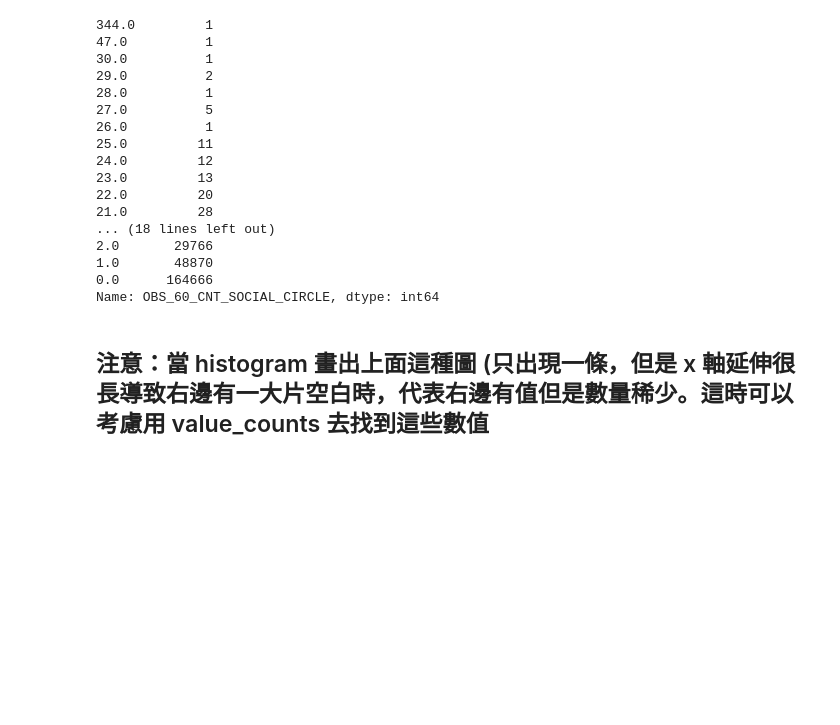
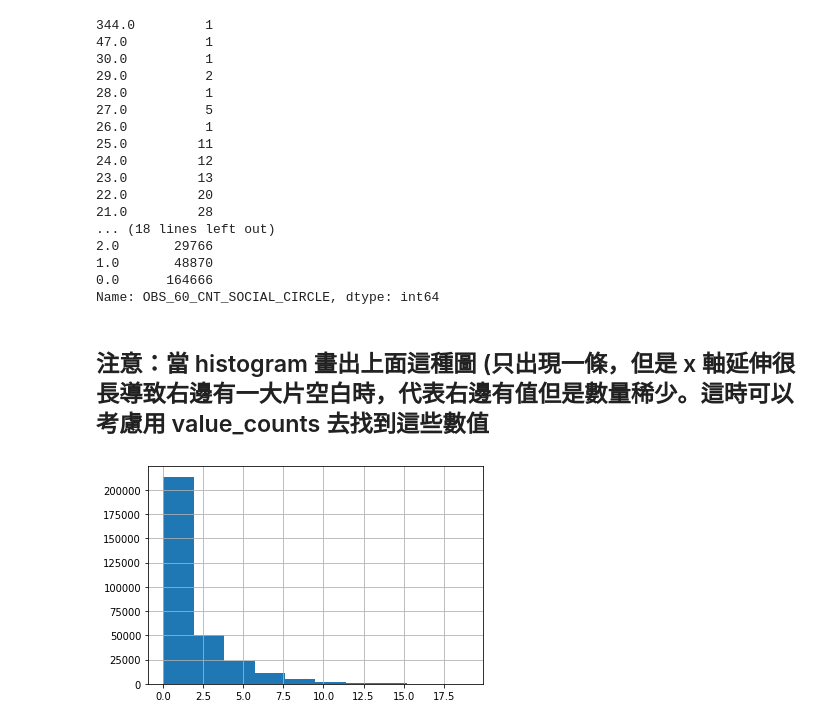
Before and after one commit to ChenYenDu/3rd-ML-100Days, a Jupyter notebook: DataPrepare/Day9/Day_009_HW.ipynb, the cells around one changed output. Cells and saved outputs as stored; diff of their text form; code cells hidden in the pictures; blank space fills up the shorter version.

```diff
--- a/DataPrepare/Day9/Day_009_HW.ipynb
+++ b/DataPrepare/Day9/Day_009_HW.ipynb
@@ -231,11 +253,13 @@ Name: OBS_60_CNT_SOCIAL_CIRCLE, dtype: int64
 # %%
 # 把一些極端值暫時去掉，在繪製一次 Histogram
 # 選擇 OBS_60_CNT_SOCIAL_CIRCLE 小於 20 的資料點繪製
 """
 Your Code Here
 """
-loc_a =
-loc_b =
+loc_a = app_train["OBS_60_CNT_SOCIAL_CIRCLE"] < 20
+loc_b = "OBS_60_CNT_SOCIAL_CIRCLE"
 
 app_train.loc[loc_a, loc_b].hist()
 plt.show()
+# %% [output]
+[figure, added]
```
Also changed, not shown: parts of 5 cells of this notebook, 4 other files.
